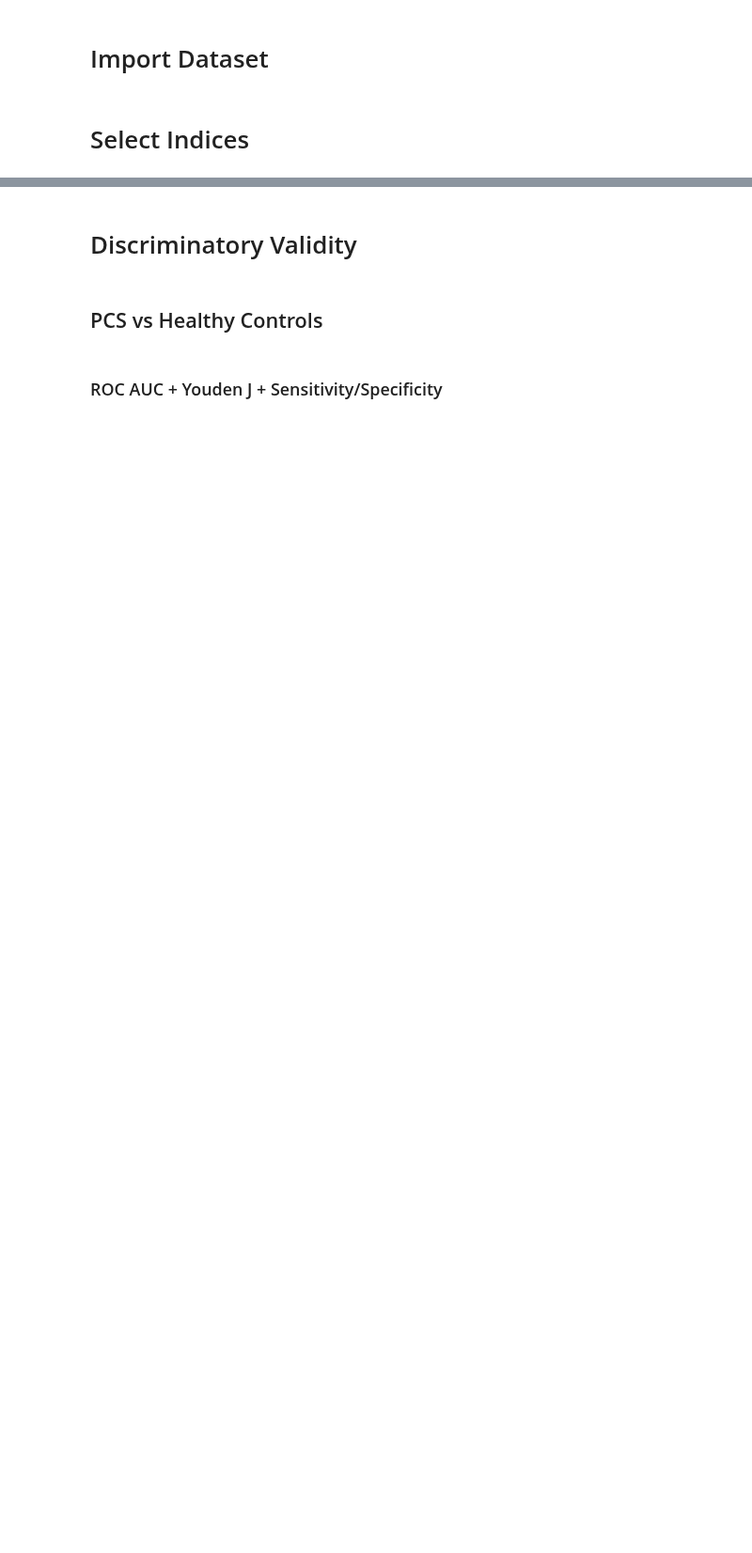
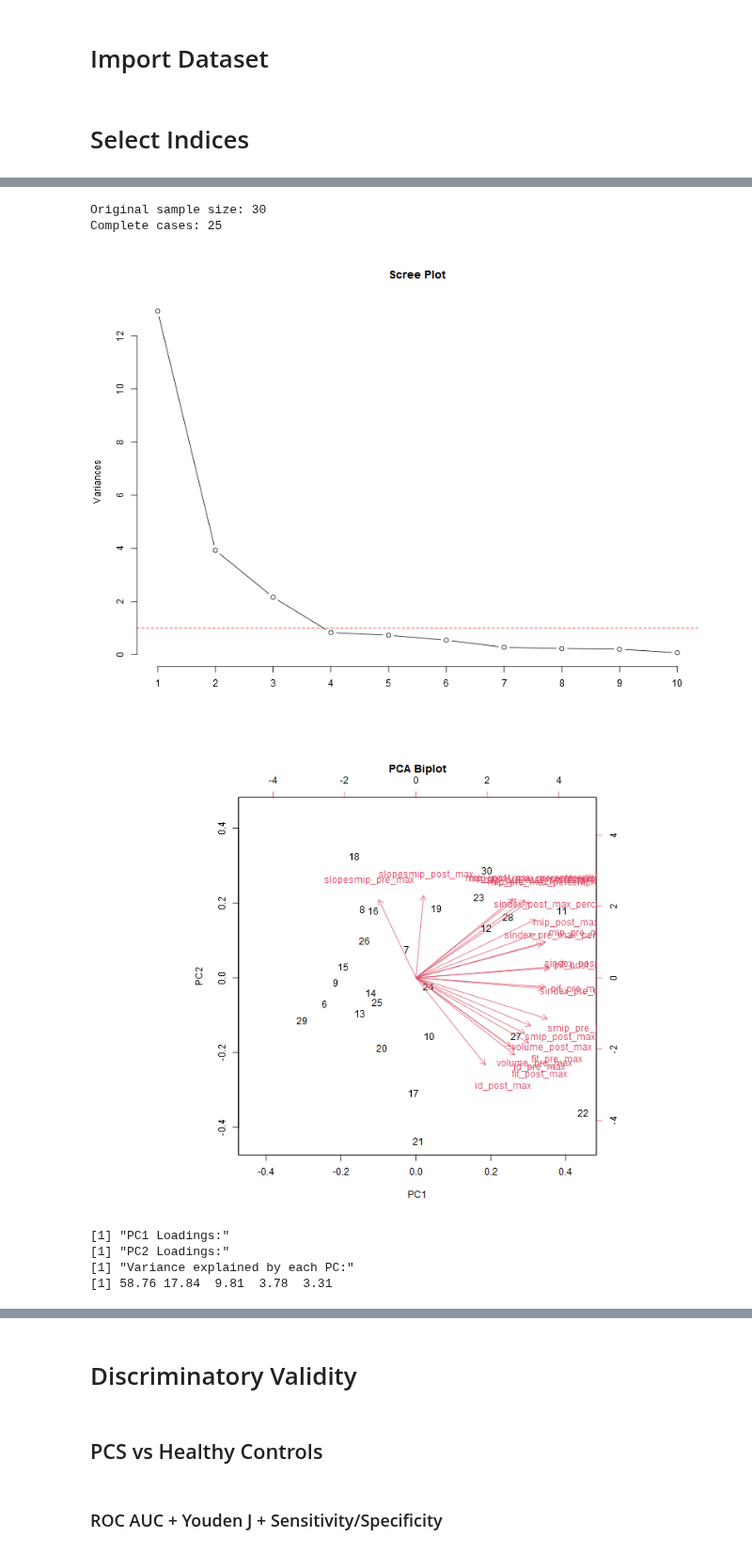
Before and after one commit to orthopedics20/longcovid, a Jupyter notebook: respiratory-indices.ipynb, the cells around one changed output, grey strips where cells are left out. Shown at 94% size. Drawn from its saved outputs; the diff is of its cells as text; code cells hidden in the pictures; blank space fills up the shorter version.

```diff
--- a/respiratory-indices.ipynb
+++ b/respiratory-indices.ipynb
@@ -19,0 +114,46 @@ vars <- c("mip_pre_max", "mip_pre_max_percentpredict_1", "mip_pre_max_percentpre
+# %%
+# Method 1: Use complete cases only
+df_pca <- df_cs[vars]
+df_pca_clean <- df_pca[complete.cases(df_pca), ]
+
+cat("Original sample size:", nrow(df_pca), "\n")
+cat("Complete cases:", nrow(df_pca_clean), "\n")
+
+# Check if we have enough data left
+if(nrow(df_pca_clean) < 10) {
+  stop("Not enough complete cases for PCA")
+}
+
+# Run PCA on clean data
+pca_result <- prcomp(df_pca_clean, center = TRUE, scale. = TRUE)
+
+# Summary to see variance explained
+summary(pca_result)
+
+# Scree plot
+screeplot(pca_result, type = "lines", main = "Scree Plot")
+abline(h = 1, col = "red", lty = 2)
+
+# Biplot
+biplot(pca_result, main = "PCA Biplot")
+
+# Component loadings
+print("PC1 Loadings:")
+sort(pca_result$rotation[,1], decreasing = TRUE)
+
+print("PC2 Loadings:")
+sort(pca_result$rotation[,2], decreasing = TRUE)
+
+# Variance explained
+variance_explained <- (pca_result$sdev^2 / sum(pca_result$sdev^2)) * 100
+print("Variance explained by each PC:")
+print(round(variance_explained[1:5], 2))
+# %% [output]
+Original sample size: 30
+Complete cases: 25
+[figure, added]
+[figure, added]
+[1] "PC1 Loadings:"
+[1] "PC2 Loadings:"
+[1] "Variance explained by each PC:"
+[1] 58.76 17.84  9.81  3.78  3.31
```
Also changed, not shown: parts of 25 cells of this notebook, 9 other files.
